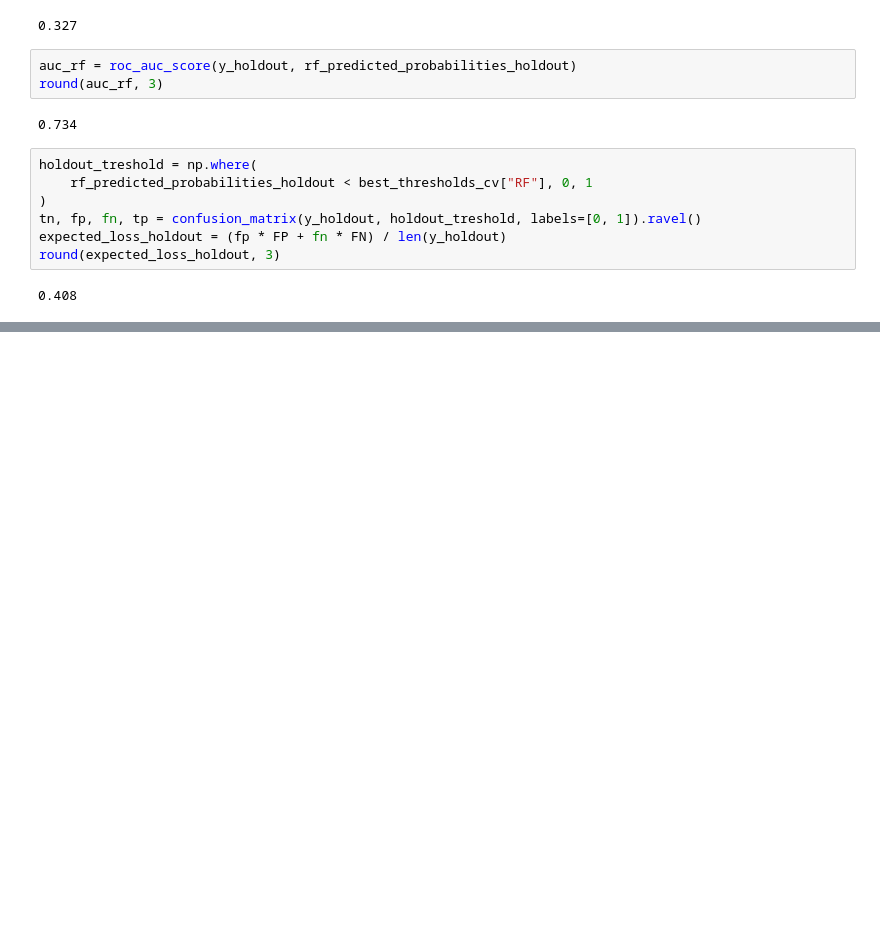
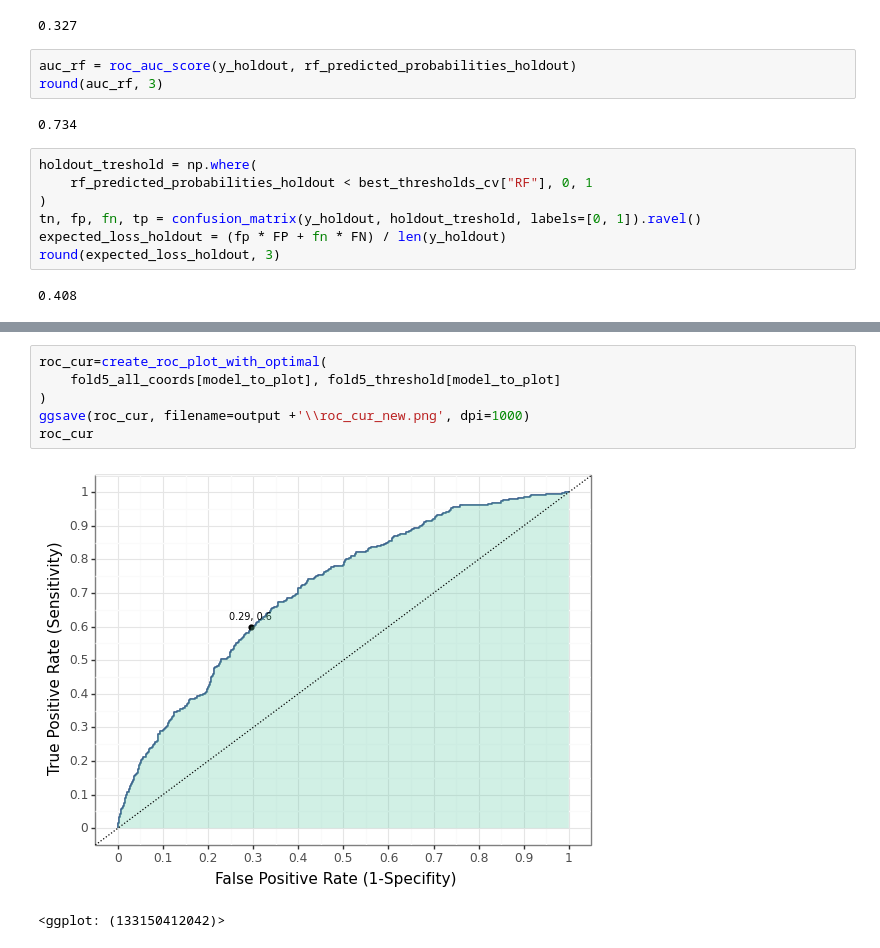
Before and after one commit to Dilnovoz/Data-Analysis-3, a Jupyter notebook: Assignment_3/Code/Prediction.ipynb, the cells around one changed output, grey strips where cells are left out. Drawn from its saved outputs; the diff is of its cells as text; blank space fills up the shorter version.

```diff
--- a/Assignment_3/Code/Prediction.ipynb
+++ b/Assignment_3/Code/Prediction.ipynb
@@ -1038,0 +1113,9 @@ summary
+# %%
+roc_cur=create_roc_plot_with_optimal(
+    fold5_all_coords[model_to_plot], fold5_threshold[model_to_plot]
+)
+ggsave(roc_cur, filename=output +'\\roc_cur_new.png', dpi=1000)
+roc_cur
+# %% [output]
+[figure, added]
+<ggplot: (133150412042)>
```
Also changed, not shown: parts of 50 cells of this notebook, 1 other file.
